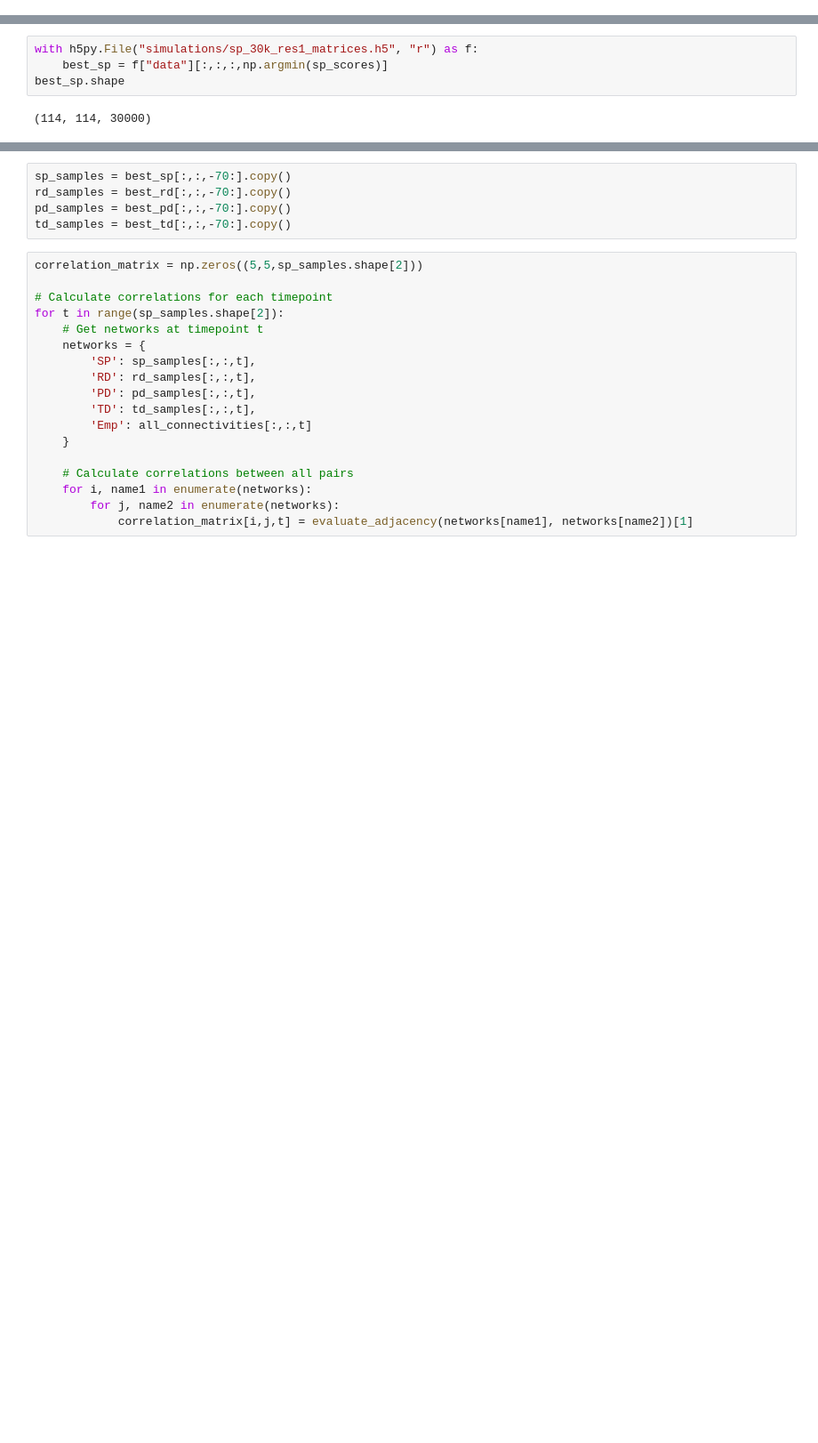
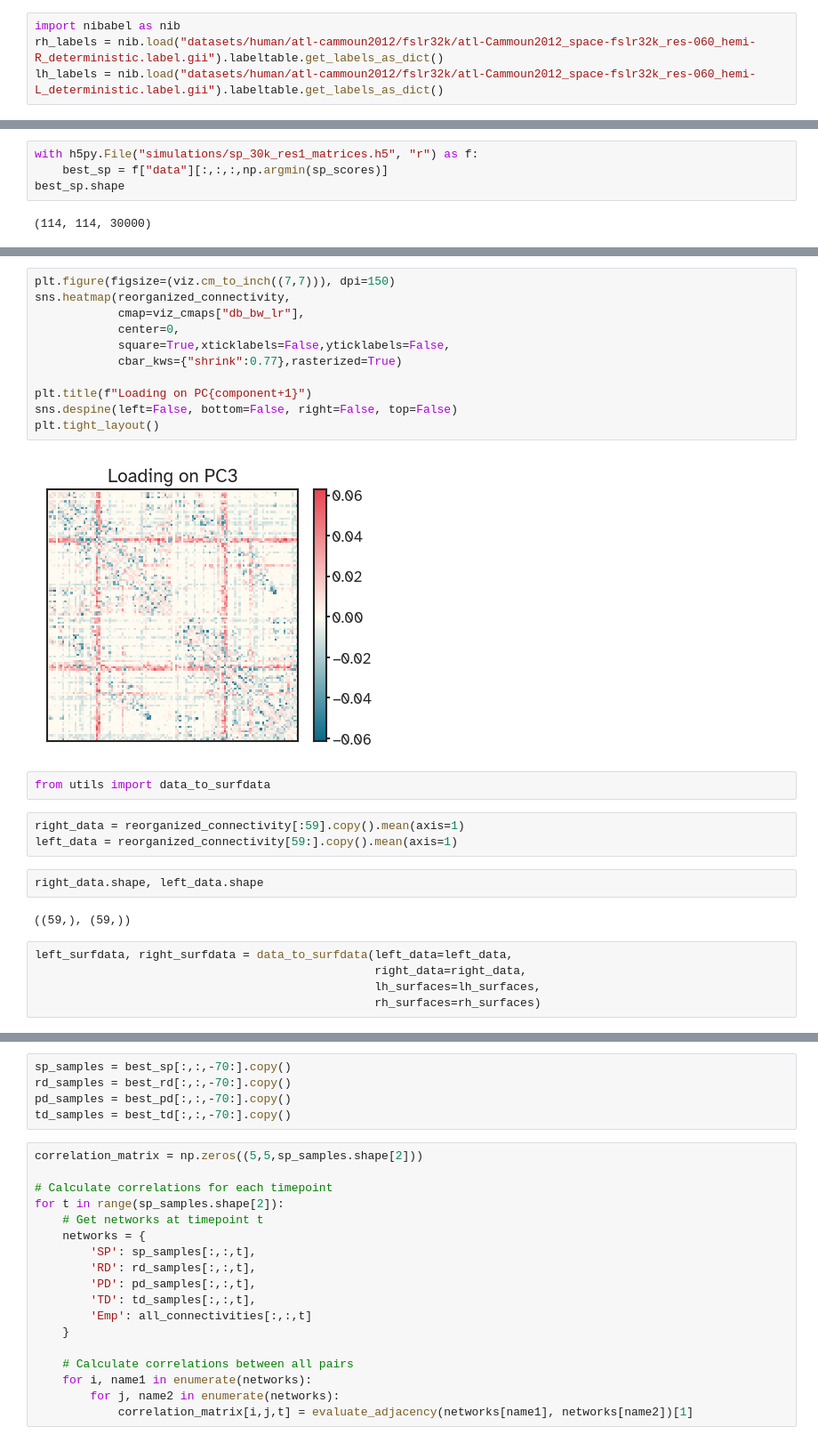
Before and after one commit to kuffmode/Optimal_networks, a Jupyter notebook: generative_analysis.ipynb, the cells around one changed output, grey strips where cells are left out. Shown at 89% size. Saved outputs shown, nothing was run; the diff lists cells and outputs as text; blank space fills up the shorter version.

```diff
--- a/generative_analysis.ipynb
+++ b/generative_analysis.ipynb
@@ -40,0 +48,4 @@ all_connectivities = scipy.io.loadmat(
+# %%
+import nibabel as nib
+rh_labels = nib.load("datasets/human/atl-cammoun2012/fslr32k/atl-Cammoun2012_space-fslr32k_res-060_hemi-R_deterministic.label.gii").labeltable.get_labels_as_dict()
+lh_labels = nib.load("datasets/human/atl-cammoun2012/fslr32k/atl-Cammoun2012_space-fslr32k_res-060_hemi-L_deterministic.label.gii").labeltable.get_labels_as_dict()
@@ -199,0 +266,27 @@ axes["D"].set_title("Empirical")
+# %%
+plt.figure(figsize=(viz.cm_to_inch((7,7))), dpi=150)
+sns.heatmap(reorganized_connectivity,
+            cmap=viz_cmaps["db_bw_lr"],
+            center=0,
+            square=True,xticklabels=False,yticklabels=False,
+            cbar_kws={"shrink":0.77},rasterized=True)
+
+plt.title(f"Loading on PC{component+1}")
+sns.despine(left=False, bottom=False, right=False, top=False)
+plt.tight_layout()
+# %% [output]
+[figure, added]
+# %%
+from utils import data_to_surfdata
+# %%
+right_data = reorganized_connectivity[:59].copy().mean(axis=1)
+left_data = reorganized_connectivity[59:].copy().mean(axis=1)
+# %%
+right_data.shape, left_data.shape
+# %% [output]
+((59,), (59,))
+# %%
+left_surfdata, right_surfdata = data_to_surfdata(left_data=left_data,
+                                                 right_data=right_data,
+                                                 lh_surfaces=lh_surfaces,
+                                                 rh_surfaces=rh_surfaces)
```
Also changed, not shown: parts of 36 cells of this notebook, 27 other files.
